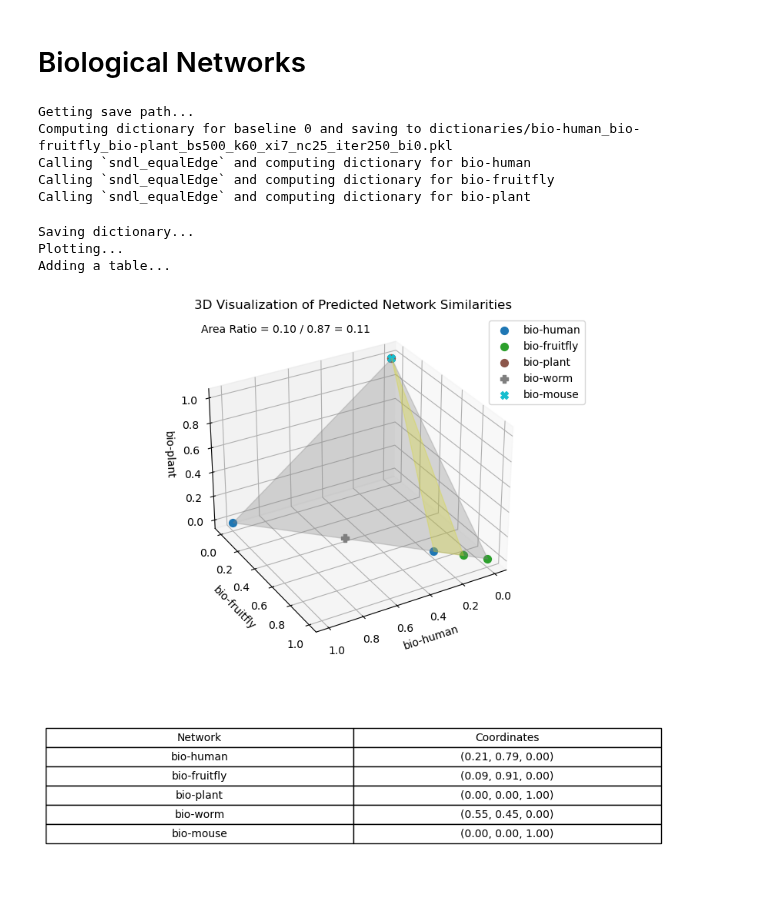
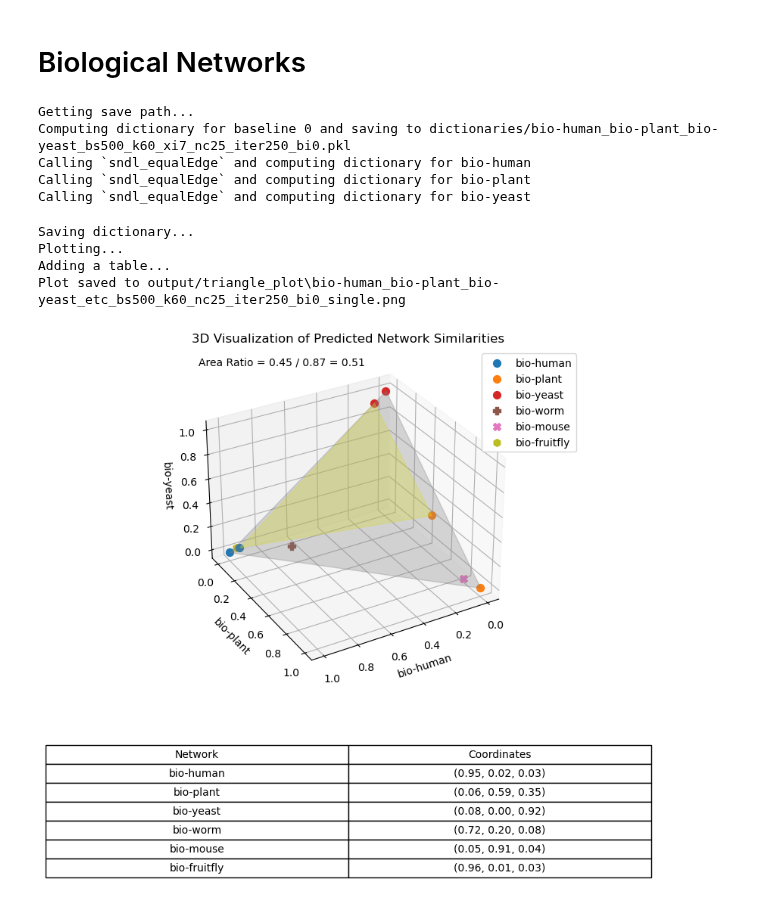
Before and after one commit to Yee-Millennium/REU2024_code, a Jupyter notebook: Visualization_Experiment.ipynb, the cells around one changed output. Saved outputs shown, nothing was run; the diff lists cells and outputs as text; code cells hidden in the pictures.

Commit message:
Update - Average + Biological Experiment

```diff
--- a/Visualization_Experiment.ipynb
+++ b/Visualization_Experiment.ipynb
@@ -165,15 +177,18 @@ Adding a table...
 # %% [markdown]
 # Biological Networks
 # %%
-ntwk_list = ['bio-human', 'bio-fruitfly', 'bio-plant', 'bio-worm', 'bio-mouse']
-plot_3d_prediction(ntwk_list, base_sample_size=500, k=60, n_components=25, iterations=250, baseline_i=0)
+ntwk_list = ['bio-human', 'bio-plant', 'bio-yeast', 'bio-worm', 'bio-mouse', 'bio-fruitfly']
+plot_3d_prediction(ntwk_list, base_sample_size=500, k=60, n_components=25, iterations=250,
+                   xi=7, baseline_i=0, skip_folded_hom=False,
+                   average=False, times=1)
 # %% [output]
 Getting save path...
-Computing dictionary for baseline 0 and saving to dictionaries/bio-human_bio-fruitfly_bio-plant_bs500_k60_xi7_nc25_iter250_bi0.pkl
+Computing dictionary for baseline 0 and saving to dictionaries/bio-human_bio-plant_bio-yeast_bs500_k60_xi7_nc25_iter250_bi0.pkl
 Calling `sndl_equalEdge` and computing dictionary for bio-human
-Calling `sndl_equalEdge` and computing dictionary for bio-fruitfly
 Calling `sndl_equalEdge` and computing dictionary for bio-plant
+Calling `sndl_equalEdge` and computing dictionary for bio-yeast
 Saving dictionary...
 Plotting...
 Adding a table...
+Plot saved to output/triangle_plot\bio-human_bio-plant_bio-yeast_etc_bs500_k60_nc25_iter250_bi0_single.png
-[figure, old version]
+[figure, new version]
```
Also changed, not shown: parts of 4 cells of this notebook, 29 other files.
